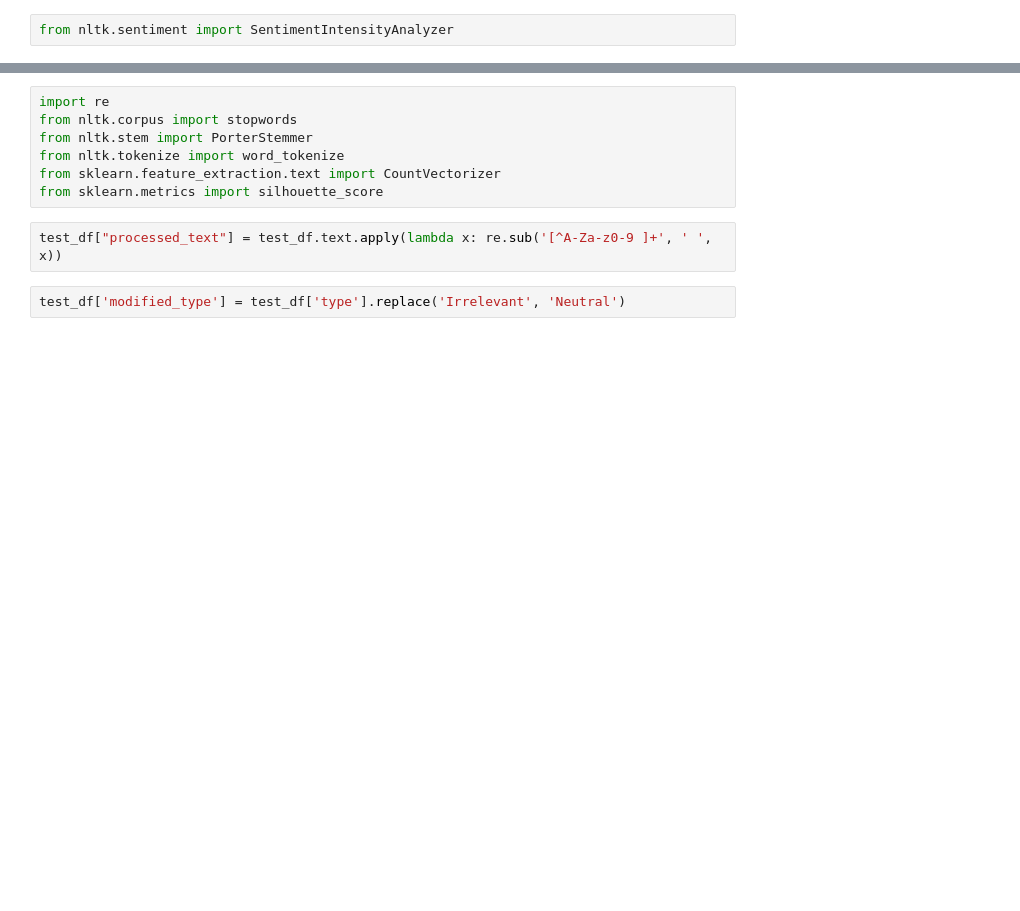
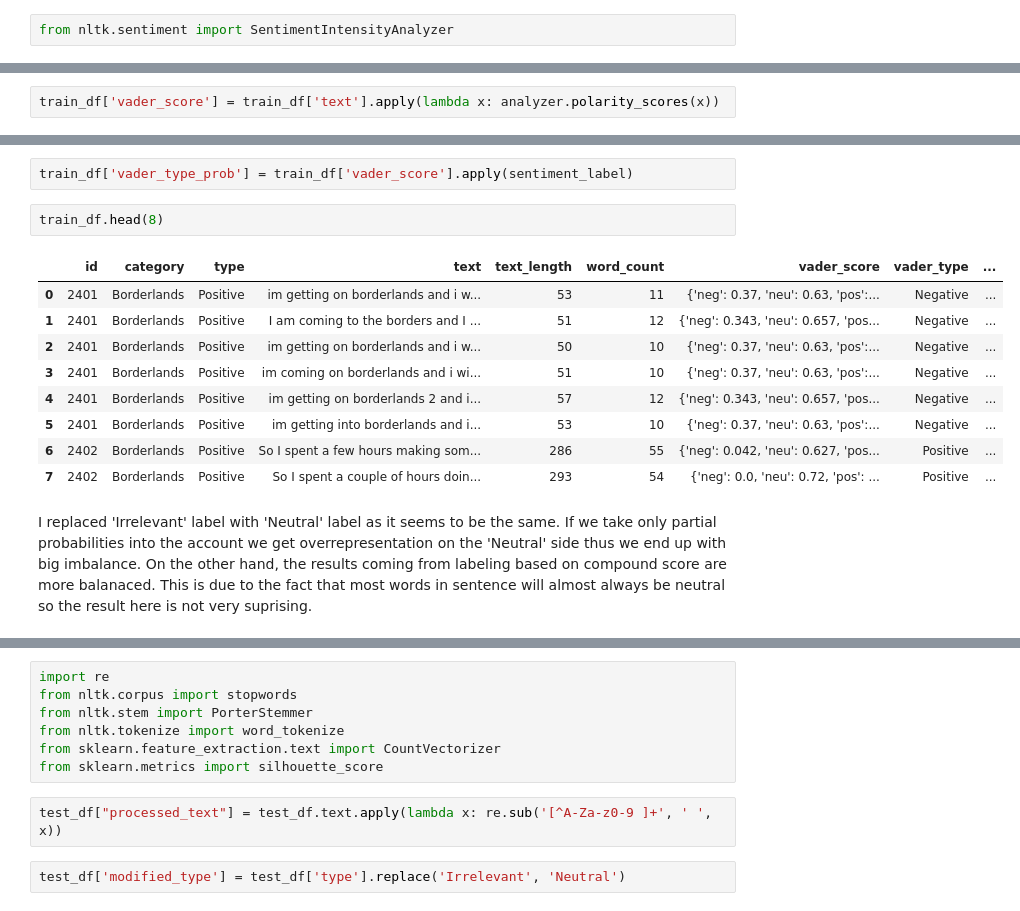
Before and after one commit to Maurice010/Data-Science-2023-2024, a Jupyter notebook: Assignment_5_optional.ipynb, the cells around one changed output, grey strips where cells are left out. Cells and saved outputs as stored; diff of their text form; blank space fills up the shorter version.

```diff
--- a/Assignment_5_optional.ipynb
+++ b/Assignment_5_optional.ipynb
@@ -351,0 +388,2 @@ analyzer .polarity_scores(train_df['text'][20])
+# %%
+train_df['vader_score'] = train_df['text'].apply(lambda x: analyzer.polarity_scores(x))
@@ -351,0 +418,16 @@ analyzer .polarity_scores(train_df['text'][20])
+# %%
+train_df['vader_type_prob'] = train_df['vader_score'].apply(sentiment_label)
+# %%
+train_df.head(8)
+# %% [output]
+|  | id | category | type | text | text_length | word_count | vader_score | vader_type | ... |
+| 0 | 2401 | Borderlands | Positive | im getting on borderlands and i w... | 53 | 11 | {'neg': 0.37, 'neu': 0.63, 'pos':... | Negative | ... |
+| 1 | 2401 | Borderlands | Positive | I am coming to the borders and I ... | 51 | 12 | {'neg': 0.343, 'neu': 0.657, 'pos... | Negative | ... |
+| 2 | 2401 | Borderlands | Positive | im getting on borderlands and i w... | 50 | 10 | {'neg': 0.37, 'neu': 0.63, 'pos':... | Negative | ... |
+| 3 | 2401 | Borderlands | Positive | im coming on borderlands and i wi... | 51 | 10 | {'neg': 0.37, 'neu': 0.63, 'pos':... | Negative | ... |
+| 4 | 2401 | Borderlands | Positive | im getting on borderlands 2 and i... | 57 | 12 | {'neg': 0.343, 'neu': 0.657, 'pos... | Negative | ... |
+| 5 | 2401 | Borderlands | Positive | im getting into borderlands and i... | 53 | 10 | {'neg': 0.37, 'neu': 0.63, 'pos':... | Negative | ... |
+| 6 | 2402 | Borderlands | Positive | So I spent a few hours making som... | 286 | 55 | {'neg': 0.042, 'neu': 0.627, 'pos... | Positive | ... |
+| 7 | 2402 | Borderlands | Positive | So I spent a couple of hours doin... | 293 | 54 | {'neg': 0.0, 'neu': 0.72, 'pos': ... | Positive | ... |
+# %% [markdown]
+I replaced 'Irrelevant' label with 'Neutral' label as it seems to be the same. If we take only partial probabilities into the account we get overrepresentation on the 'Neutral' side thus we end up with big imbalance. On the other hand, the results coming from labeling based on compound score are more balanaced. This is due to the fact that most words in sentence will almost always be neutral so the result here is not very suprising.
```
Also changed, not shown: parts of 32 cells of this notebook.
